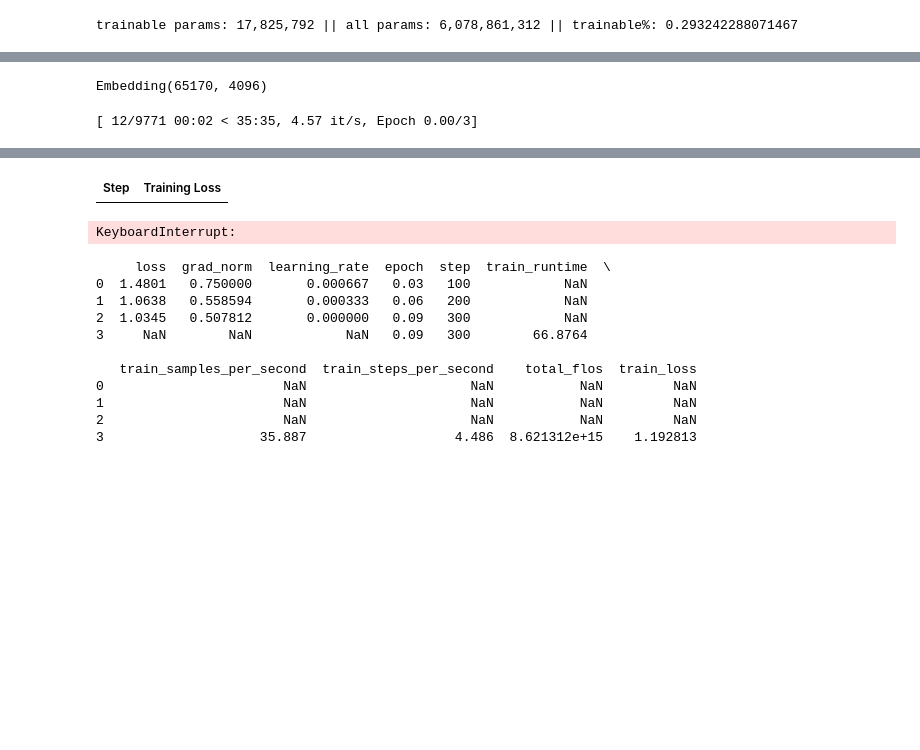
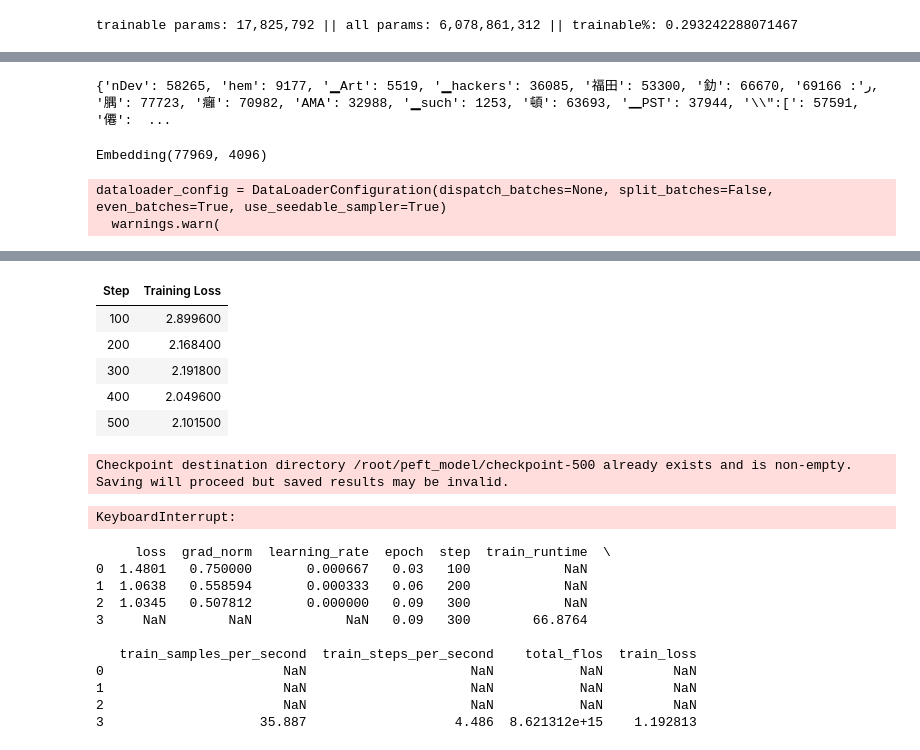
Before and after one commit to hksquinson/Cantonese-Translator, a Jupyter notebook: train_mono.ipynb, the cells around one changed output, grey strips where cells are left out. Drawn from its saved outputs; the diff is of its cells as text; code cells hidden in the pictures; blank space fills up the shorter version.

```diff
--- a/train_mono.ipynb
+++ b/train_mono.ipynb
@@ -71,16 +86,17 @@ model_path=r'/root/autodl-tmp/01ai/Yi-6B-Chat'
 model_dir = snapshot_download('01ai/Yi-6B-Chat', cache_dir='/root/autodl-tmp', revision='master')
 # %%
 base_tokenizer = AutoTokenizer.from_pretrained(model_path, use_fast=True, padding_side='right', max_length=512, return_tensors='pt')
-tokenizer = AutoTokenizer.from_pretrained(model_path, use_fast=True, padding_side='right', max_length=512, return_tensors='pt')
 
 device = torch.device('cuda') if torch.cuda.is_available() else torch.device('cpu')
 
 
 # Since transformers 4.35.0, the GPT-Q/AWQ model can be loaded using AutoModelForCausalLM.
 base_model = AutoModelForCausalLM.from_pretrained(
-    model_path,
-    device_map=device,
-    torch_dtype='auto',
+	 '/root/autodl-tmp/01ai/Yi-6B-Chat',
+	 device_map=device,
+	 torch_dtype=torch.bfloat16,
+    #  quantization_config=BitsAndBytesConfig(load_in_8bit=True),
+	#  trust_remote_code=True
 )
 
 
@@ -122,9 +142,12 @@ lora_config = LoraConfig(
 )
 peft_model = get_peft_model(base_model,
                             lora_config)
+peft_model = peft_model.to(device)
 
 peft_model.print_trainable_parameters()
 # %% [output]
 trainable params: 17,825,792 || all params: 6,078,861,312 || trainable%: 0.293242288071467
 # %%
-yue_tokenizer = AutoTokenizer.from_pretrained('/root/new_tokenizer', use_fast=True, padding_side='right', max_length=512, return_tensors='pt')
+tokenizer = YueTokenizer.from_pretrained(model_path, use_fast=True, padding_side='right', max_length=512, return_tensors='pt')
+
+print(len(tokenizer.get_vocab()))
@@ -143,2 +175,19 @@ print(base_tokenizer("Good morning")['input_ids'])
 [6076, 4040]
 [6076, 4040]
+# %%
+def formatting_prompts_func(examples):
+    output_texts = []
+    for i, example in enumerate(examples['text']):
+        if example.strip() == '' or len(example) <= 1:
+            continue
+        example_len = len(example)
+        random_split = np.random.randint(0.3*example_len, 0.7*example_len)
+        random_split = max(min(random_split, example_len-1), 1)
+        split1 = example[:random_split]
+        split2 = example[random_split:]
+        text = f"""<|im_start|> user
+        Complete the following text: {split1} <|im_end|>
+        <|im_start|> assistant
+        {split2} <|im_end|>"""
+        output_texts.append(text)
+    return output_texts
@@ -145,3 +216,7 @@ print(base_tokenizer("Good morning")['input_ids'])
+# %%
+print(tokenizer.vocab)
+# %% [output]
+{'nDev': 58265, 'hem': 9177, '▁Art': 5519, '▁hackers': 36085, '福田': 53300, '釛': 66670, 'ﺭ': 69166, '腢': 77723, '癰': 70982, 'AMA': 32988, '▁such': 1253, '頓': 63693, '▁PST': 37944, '\\":[': 57591, '僊':  ...
 # %%
 # bleu = evaluate.load('bleu')
 
@@ -153,24 +228,27 @@ def compute_metrics(eval_preds):
 # %%
 peft_model.resize_token_embeddings(len(tokenizer))
 # %% [output]
-Embedding(65170, 4096)
+Embedding(77969, 4096)
 # %%
 training_args = TrainingArguments(
     learning_rate=1e-3, # Higher learning rate than full fine-tuning.
     num_train_epochs=3,
     logging_steps=100,
-    output_dir="/root/peft_model"
+    output_dir="/root/peft_model",
+    per_device_train_batch_size=1
 )
 
+# data_collator = DataCollatorForLanguageModeling(tokenizer=tokenizer, mlm=False)
+
 trainer = SFTTrainer(
-    peft_model,
+    model=peft_model,
     args=training_args,
-    train_dataset= abc_train_set,
-    eval_dataset= abc_test_set,
+    train_dataset=mono_dataset,
+    formatting_func=formatting_prompts_func,
     tokenizer=tokenizer,
-    formatting_func=formatting_prompts_func,
-    compute_metrics=compute_metrics,
+    # data_collator=data_collator,
 )
 trainer.train()
 # %% [output]
-[ 12/9771 00:02 < 35:35, 4.57 it/s, Epoch 0.00/3]
+dataloader_config = DataLoaderConfiguration(dispatch_batches=None, split_batches=False, even_batches=True, use_seedable_sampler=True)
+  warnings.warn(
@@ -177,5 +256,11 @@ trainer.train()
 | Step | Training Loss |
+| 100 | 2.899600 |
+| 200 | 2.168400 |
+| 300 | 2.191800 |
+| 400 | 2.049600 |
+| 500 | 2.101500 |
-KeyboardInterrupt:
+Checkpoint destination directory /root/peft_model/checkpoint-500 already exists and is non-empty. Saving will proceed but saved results may be invalid.
+KeyboardInterrupt:
 # %%
 trainer.model.save_pretrained("/root/peft_model")
 # %%
```
Also changed, not shown: parts of 8 cells of this notebook, 9 other files.
